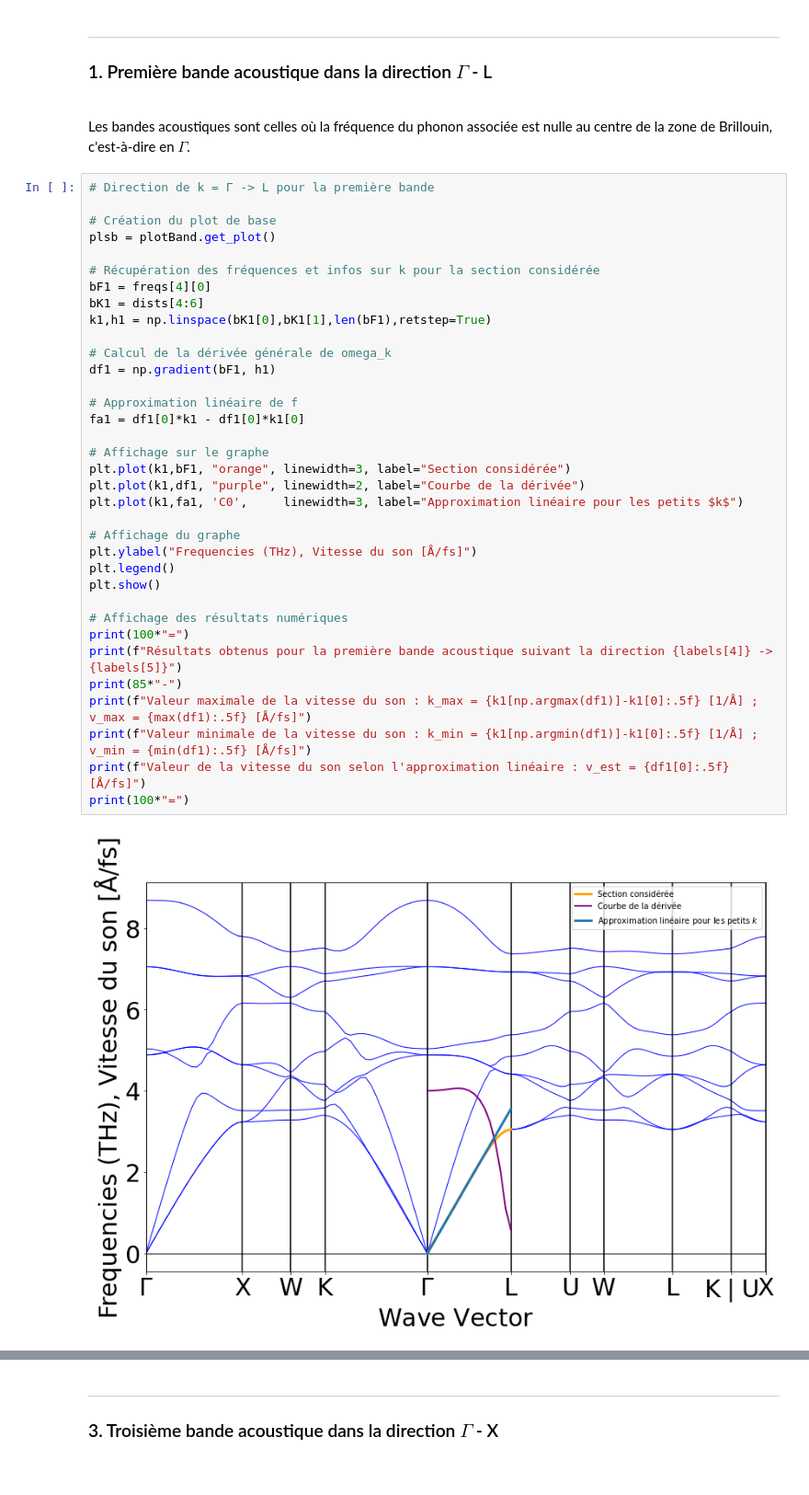
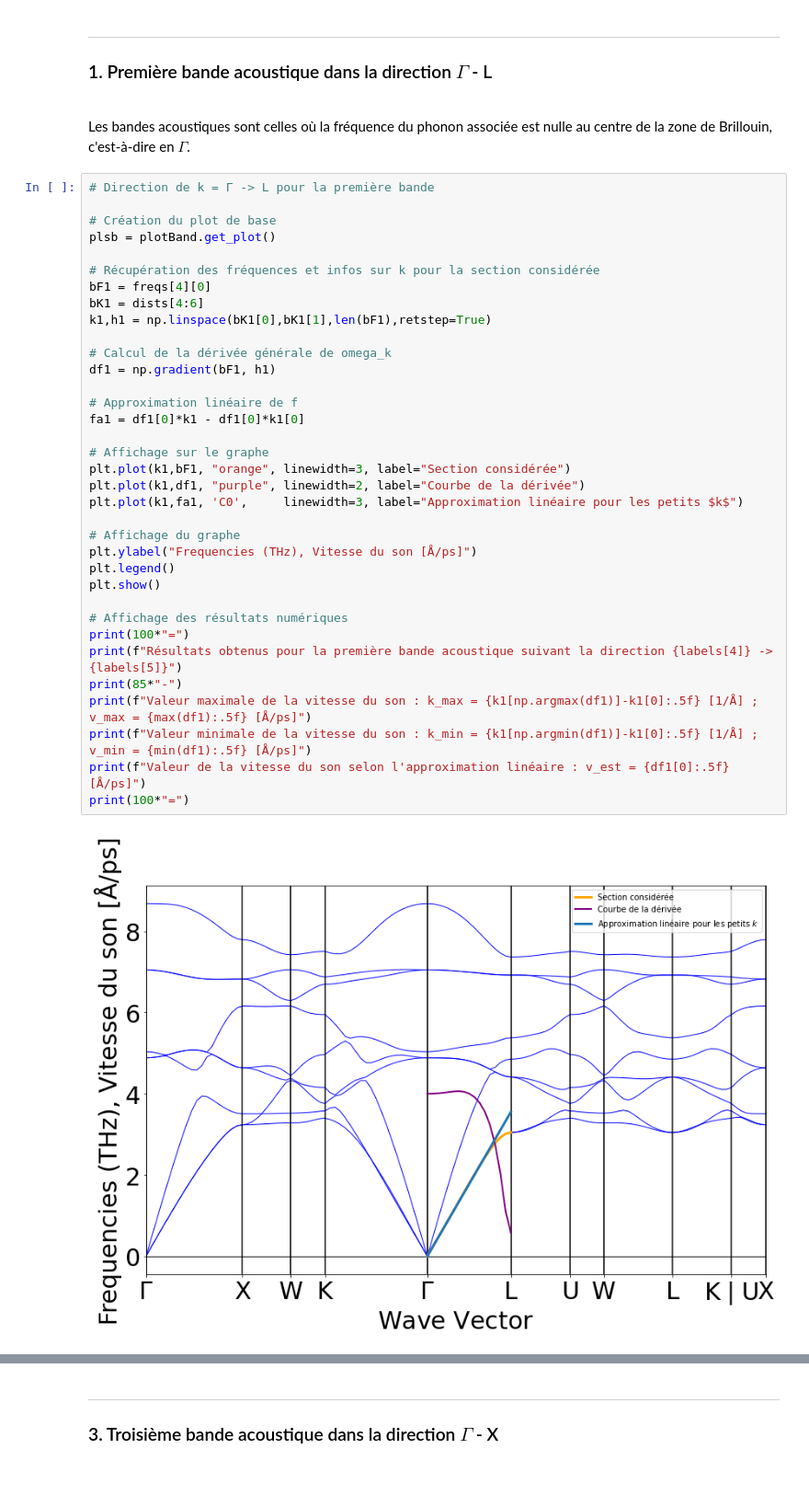
Before and after one commit to StevenGuyCap/lmapr1492, a Jupyter notebook: ph_bands.ipynb, the cells around one changed output, grey strips where cells are left out. Shown at 92% size. Cells and saved outputs as stored; diff of their text form.

```diff
--- a/ph_bands.ipynb
+++ b/ph_bands.ipynb
@@ -78,38 +78,38 @@ Les bandes acoustiques sont celles où la fréquence du phonon associée est nul
 
 # Création du plot de base
 plsb = plotBand.get_plot()
 
 # Récupération des fréquences et infos sur k pour la section considérée
 bF1 = freqs[4][0]
 bK1 = dists[4:6]
 k1,h1 = np.linspace(bK1[0],bK1[1],len(bF1),retstep=True)
 
 # Calcul de la dérivée générale de omega_k
 df1 = np.gradient(bF1, h1)
 
 # Approximation linéaire de f
 fa1 = df1[0]*k1 - df1[0]*k1[0]
 
 # Affichage sur le graphe
 plt.plot(k1,bF1, "orange", linewidth=3, label="Section considérée")
 plt.plot(k1,df1, "purple", linewidth=2, label="Courbe de la dérivée")
 plt.plot(k1,fa1, 'C0',     linewidth=3, label="Approximation linéaire pour les petits $k$")
 
 # Affichage du graphe
-plt.ylabel("Frequencies (THz), Vitesse du son [Å/fs]")
+plt.ylabel("Frequencies (THz), Vitesse du son [Å/ps]")
 plt.legend()
 plt.show()
 
 # Affichage des résultats numériques
 print(100*"=")
 print(f"Résultats obtenus pour la première bande acoustique suivant la direction {labels[4]} -> {labels[5]}")
 print(85*"-")
-print(f"Valeur maximale de la vitesse du son : k_max = {k1[np.argmax(df1)]-k1[0]:.5f} [1/Å] ; v_max = {max(df1):.5f} [Å/fs]")
-print(f"Valeur minimale de la vitesse du son : k_min = {k1[np.argmin(df1)]-k1[0]:.5f} [1/Å] ; v_min = {min(df1):.5f} [Å/fs]")
-print(f"Valeur de la vitesse du son selon l'approximation linéaire : v_est = {df1[0]:.5f} [Å/fs]")
+print(f"Valeur maximale de la vitesse du son : k_max = {k1[np.argmax(df1)]-k1[0]:.5f} [1/Å] ; v_max = {max(df1):.5f} [Å/ps]")
+print(f"Valeur minimale de la vitesse du son : k_min = {k1[np.argmin(df1)]-k1[0]:.5f} [1/Å] ; v_min = {min(df1):.5f} [Å/ps]")
+print(f"Valeur de la vitesse du son selon l'approximation linéaire : v_est = {df1[0]:.5f} [Å/ps]")
 print(100*"=")
 # %% [output]
-[figure, old version]
+[figure, new version]
 ====================================================================================================
 Résultats obtenus pour la première bande acoustique suivant la direction Γ -> L
 -------------------------------------------------------------------------------------
```
Also changed, not shown: parts of 4 cells of this notebook.
